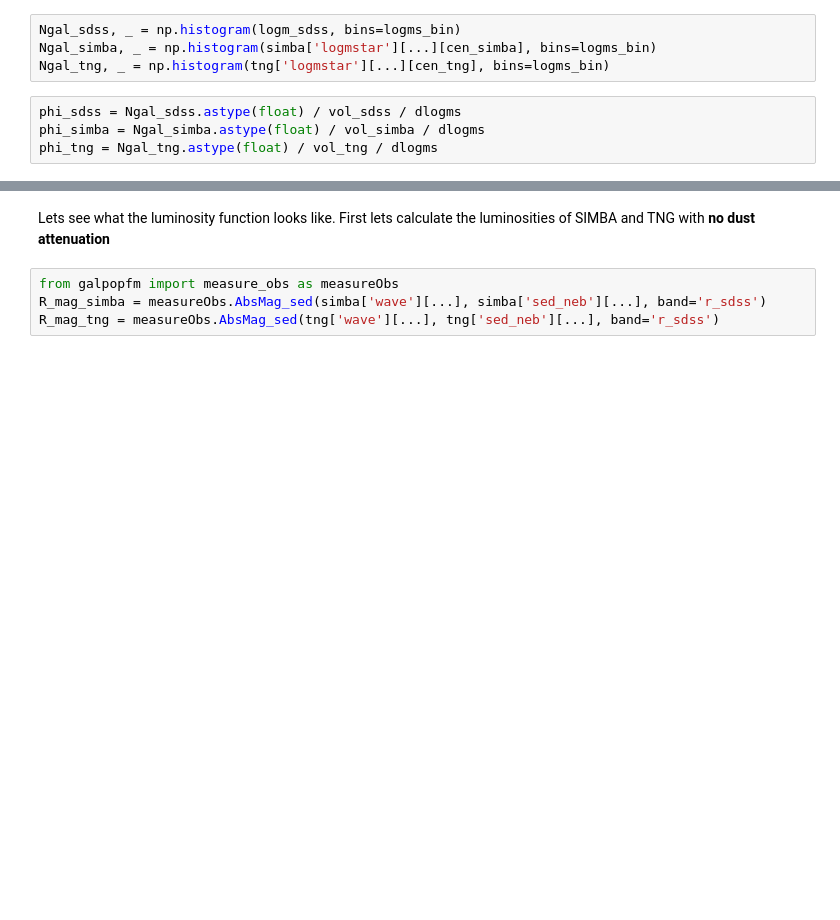
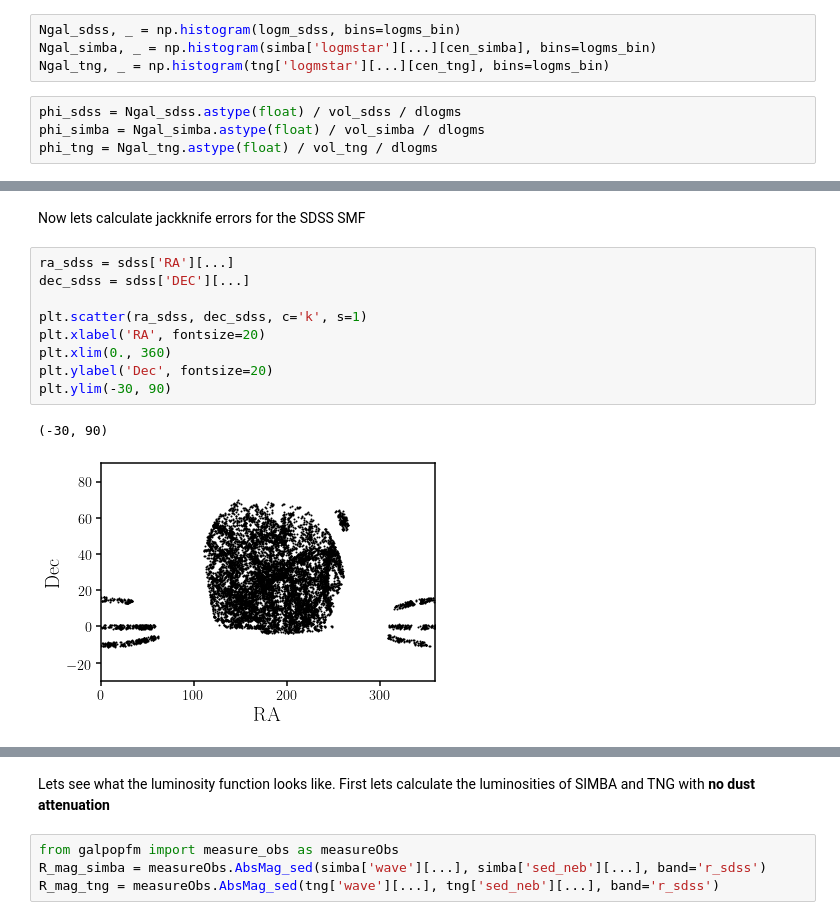
Before and after one commit to IQcollaboratory/galpopFM, a Jupyter notebook: nb/sdss_smf_lf.ipynb, the cells around one changed output, grey strips where cells are left out. Cells and saved outputs as stored; diff of their text form; blank space fills up the shorter version.

```diff
--- a/nb/sdss_smf_lf.ipynb
+++ b/nb/sdss_smf_lf.ipynb
@@ -109,0 +110,14 @@ sub.set_ylim(ylim)
+# %% [markdown]
+Now lets calculate jackknife errors for the SDSS SMF
+# %%
+ra_sdss = sdss['RA'][...]
+dec_sdss = sdss['DEC'][...]
+
+plt.scatter(ra_sdss, dec_sdss, c='k', s=1)
+plt.xlabel('RA', fontsize=20)
+plt.xlim(0., 360)
+plt.ylabel('Dec', fontsize=20)
+plt.ylim(-30, 90)
+# %% [output]
+(-30, 90)
+[figure, added]
```
Also changed, not shown: parts of 9 cells of this notebook.
